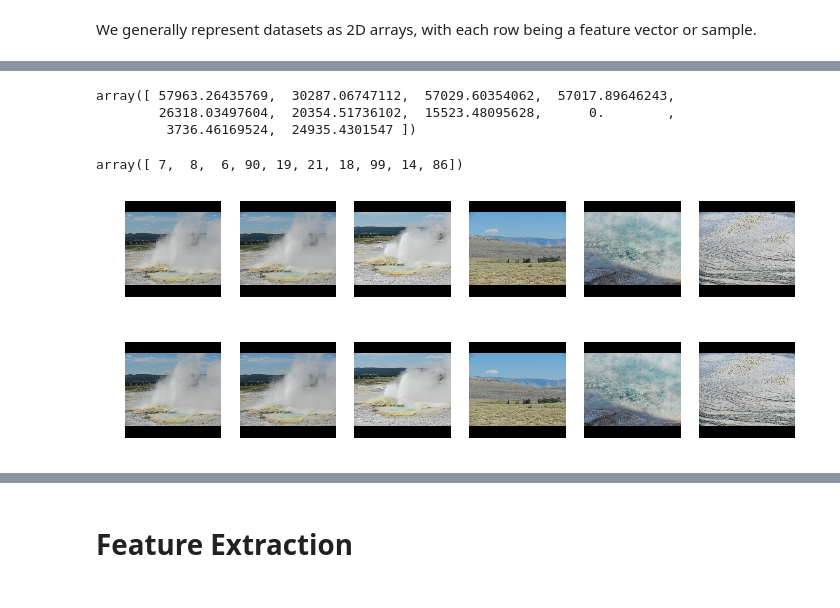
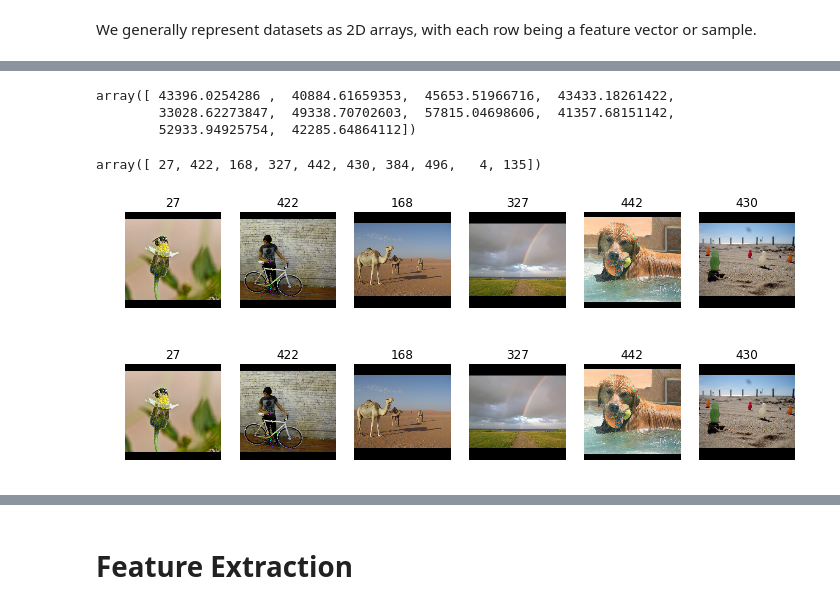
Before and after one commit to tmbdev-teaching/teaching-mmir, a Jupyter notebook: 20-nearest-neighbor.ipynb, the cells around one changed output, grey strips where cells are left out. Saved outputs shown, nothing was run; the diff lists cells and outputs as text; code cells hidden in the pictures.

```diff
--- a/20-nearest-neighbor.ipynb
+++ b/20-nearest-neighbor.ipynb
@@ -103,7 +108,11 @@ hdf = tables.openFile("sample.h5","r")
 # %% [markdown]
 We generally represent datasets as 2D arrays, with each row being a feature vector or sample.
 # %%
-n = len(hdf.root.icons)
+n = 500
 data = zeros((n,prod(hdf.root.icons[0].shape)))
 for i in range(n):
     data[i,:] = hdf.root.icons[i].ravel()
+# %%
+for i in range(16):
+    subplot(4,4,i+1); axis("off")
+    imshow(hdf.root.icons[i]); title("%d"%i)
@@ -110,31 +121,33 @@ for i in range(n):
+# %%
+target = 27
 # %%
 from scipy.spatial import distance
-ds = distance.cdist(data[:10],data)
-ds[7,:10]
+ds = distance.cdist(data[target:target+1],data)
+ds[0,:10]
 # %% [output]
-array([ 57963.26435769,  30287.06747112,  57029.60354062,  57017.89646243,
-        26318.03497604,  20354.51736102,  15523.48095628,      0.        ,
-         3736.46169524,  24935.4301547 ])
+array([ 43396.0254286 ,  40884.61659353,  45653.51966716,  43433.18261422,
+        33028.62273847,  49338.70702603,  57815.04698606,  41357.68151142,
+        52933.94925754,  42285.64864112])
 # %%
-argsort(ds[7])[:10]
+argsort(ds[0])[:10]
 # %% [output]
-array([ 7,  8,  6, 90, 19, 21, 18, 99, 14, 86])
+array([ 27, 422, 168, 327, 442, 430, 384, 496,   4, 135])
 # %%
 figsize(12,8)
-for i,j in enumerate(argsort(ds[7])[:6]):
+for i,j in enumerate(argsort(ds[0])[:6]):
     subplot(1,6,i+1); axis("off")
-    imshow(hdf.root.icons[j])
+    imshow(hdf.root.icons[j]); title("%d"%j)
 # %% [output]
-[figure, old version]
+[figure, new version]
 # %%
-def test(metric='euclidean',p=2,image=7):
+def test(metric='euclidean',p=2,image=target):
     ds = distance.cdist(data[image:image+1],data,metric=metric,p=p)
     for i,j in enumerate(argsort(ds[0])[:6]):
         subplot(1,6,i+1); axis("off")
-        imshow(hdf.root.icons[j])
+        imshow(hdf.root.icons[j]); title(str(j))
 test()
 # %% [output]
-[figure, old version]
+[figure, new version]
 # %%
 test(metric='cityblock')
 # %% [output]
```
Also changed, not shown: parts of 19 cells of this notebook, 3 other files.
